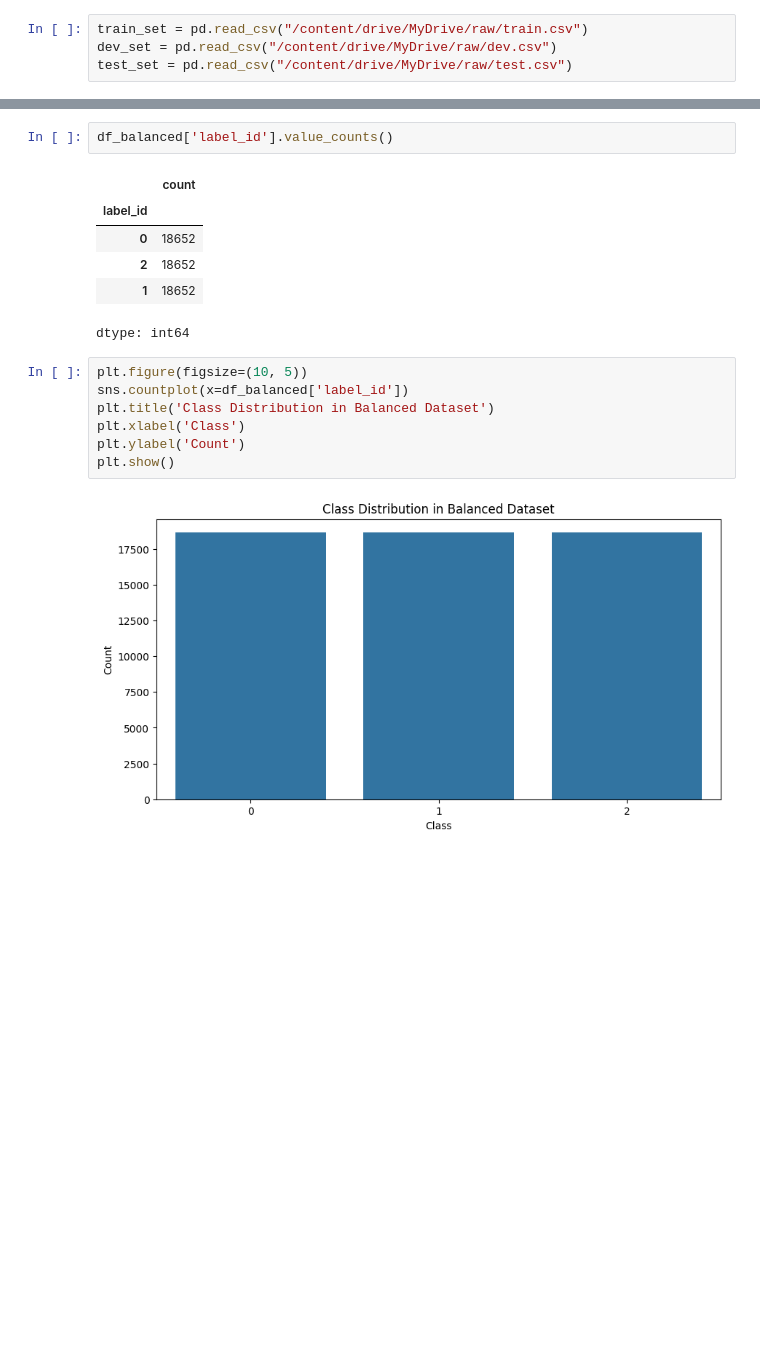
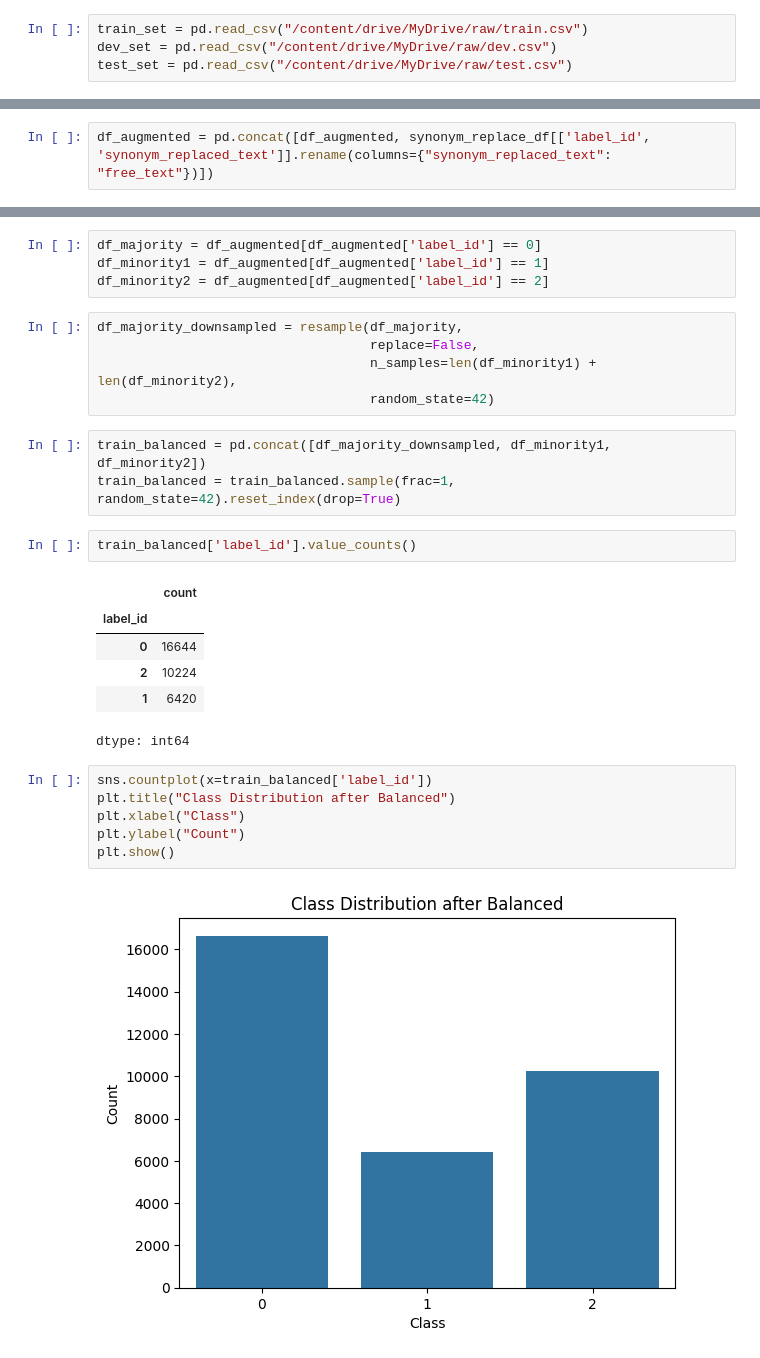
Before and after one commit to DuyMinhDo/Vietnamese-Hate-Speech-Detection, a Jupyter notebook: notebooks/EDA.ipynb, the cells around one changed output, grey strips where cells are left out. Drawn from its saved outputs; the diff is of its cells as text; blank space fills up the shorter version.

```diff
--- a/notebooks/EDA.ipynb
+++ b/notebooks/EDA.ipynb
@@ -484,3 +392,5 @@ df_augmented = pd.concat([df_augmented, df_minority[['label_id', 'text_length',
+# %%
+df_augmented = pd.concat([df_augmented, synonym_replace_df[['label_id', 'synonym_replaced_text']].rename(columns={"synonym_replaced_text": "free_text"})])
 # %%
 df_augmented['label_id'].value_counts()
 # %% [output]
@@ -503,18 +405,29 @@ df_balanced = pd.DataFrame({"cleaned_comment": X_resampled['cleaned_comment'], "
+# %%
+df_majority = df_augmented[df_augmented['label_id'] == 0]
+df_minority1 = df_augmented[df_augmented['label_id'] == 1]
+df_minority2 = df_augmented[df_augmented['label_id'] == 2]
+# %%
+df_majority_downsampled = resample(df_majority,
+                                   replace=False,
+                                   n_samples=len(df_minority1) + len(df_minority2),
+                                   random_state=42)
+# %%
+train_balanced = pd.concat([df_majority_downsampled, df_minority1, df_minority2])
+train_balanced = train_balanced.sample(frac=1, random_state=42).reset_index(drop=True)
 # %%
-df_balanced['label_id'].value_counts()
+train_balanced['label_id'].value_counts()
 # %% [output]
 |  | count |
 | label_id |  |
-| 0 | 18652 |
-| 2 | 18652 |
-| 1 | 18652 |
+| 0 | 16644 |
+| 2 | 10224 |
+| 1 | 6420 |
 dtype: int64
 # %%
-plt.figure(figsize=(10, 5))
-sns.countplot(x=df_balanced['label_id'])
-plt.title('Class Distribution in Balanced Dataset')
-plt.xlabel('Class')
-plt.ylabel('Count')
+sns.countplot(x=train_balanced['label_id'])
+plt.title("Class Distribution after Balanced")
+plt.xlabel("Class")
+plt.ylabel("Count")
 plt.show()
 # %% [output]
-[figure, old version]
+[figure, new version]
```
Also changed, not shown: parts of 97 cells of this notebook, 3 other files.
